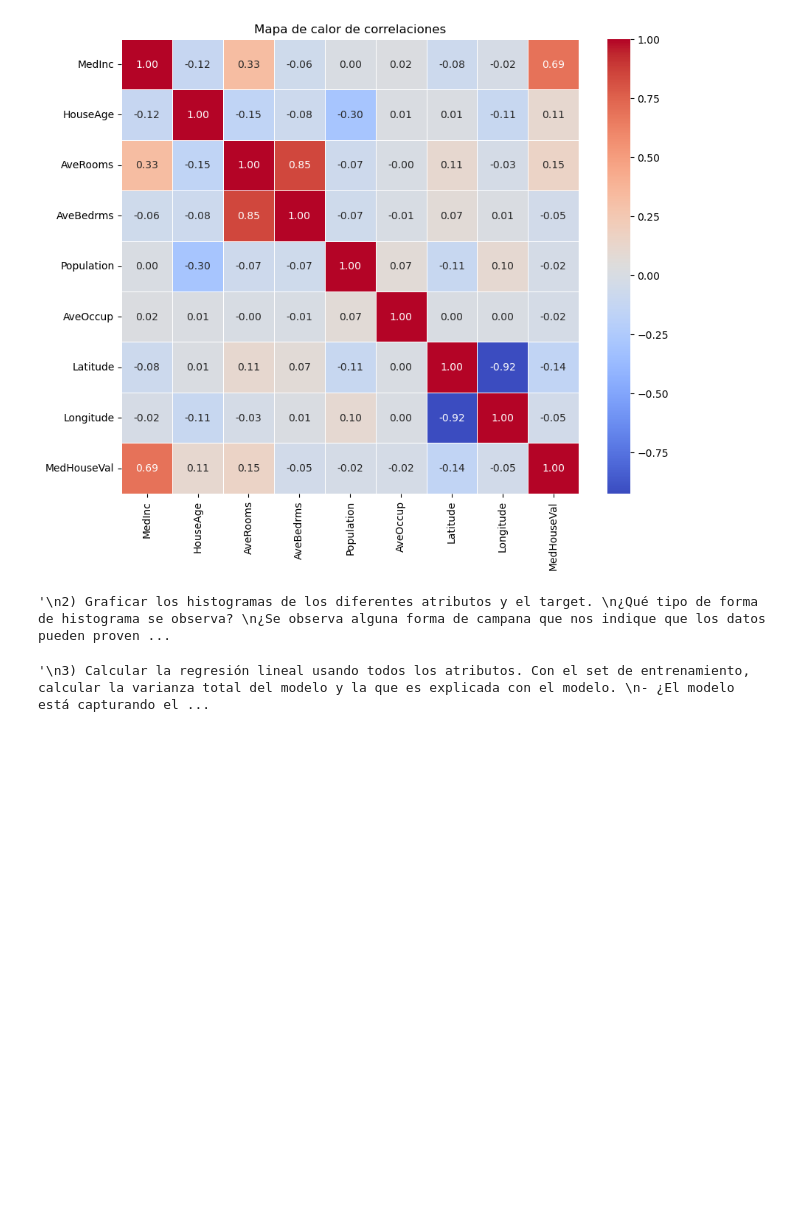
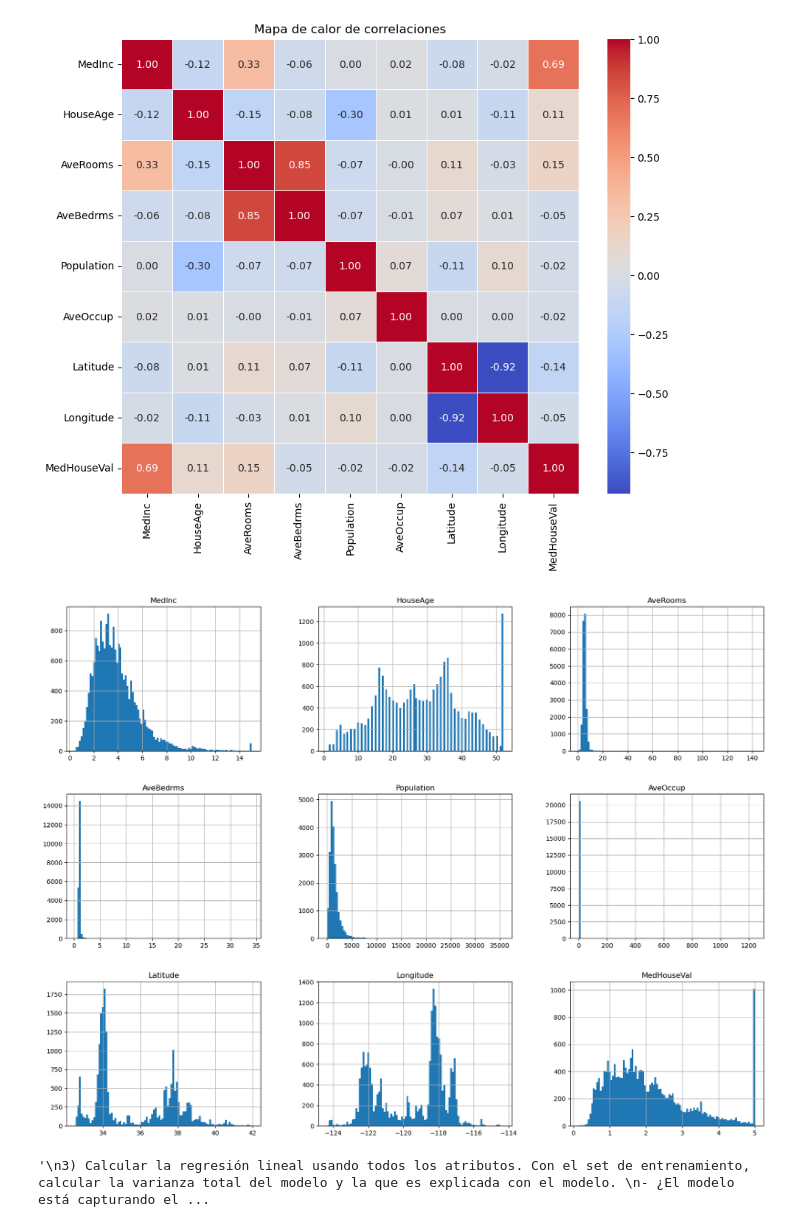
Before and after one commit to matiastripode/CEIA-FIUBA, a Jupyter notebook: bimestre_01/intro_ia/tp02/tp02.ipynb, the cells around one changed output. Cells and saved outputs as stored; diff of their text form; code cells hidden in the pictures; blank space fills up the shorter version.

```diff
--- a/bimestre_01/intro_ia/tp02/tp02.ipynb
+++ b/bimestre_01/intro_ia/tp02/tp02.ipynb
@@ -53,12 +53,23 @@ Valor de correlación: 0.6880752079585484
 # %%
 # ---------------------------------------------------
 """
 2) Graficar los histogramas de los diferentes atributos y el target.
 ¿Qué tipo de forma de histograma se observa?
 ¿Se observa alguna forma de campana que nos indique que los datos pueden provenir de una distribución gaussiana, sin entrar en pruebas de hipótesis?
+
+RESPUESTA:
+- El ingreso medio (`MedInc`) tiene una distribución con una cola larga. Esto significa que los salarios de las personas están distribuidos de manera más o menos normal,
+pero hay algunas personas que reciben salarios altos.
+- En cuanto a la antigüedad promedio de las casas (`HouseAge`), la distribución es más o menos uniforme.
+- La distribución del objetivo (`MedHouseVal`) también tiene una cola larga.
+- Enfocándonos en el promedio de habitaciones, el promedio de dormitorios, la ocupación promedio y la población, el rango de los datos es amplio,
+con intervalos casi imperceptibles para los valores más altos.
+Esto significa que hay valores muy elevados y poco frecuentes (¿quizás podrían considerarse como valores atípicos (outliers)?).
 """
+
+df_california.hist(bins=100, figsize=(20,15));
 # %% [output]
-'\n2) Graficar los histogramas de los diferentes atributos y el target. \n¿Qué tipo de forma de histograma se observa? \n¿Se observa alguna forma de campana que nos indique que los datos pueden proven ...
+[figure, added]
 # %%
 # ---------------------------------------------------
 """
```
